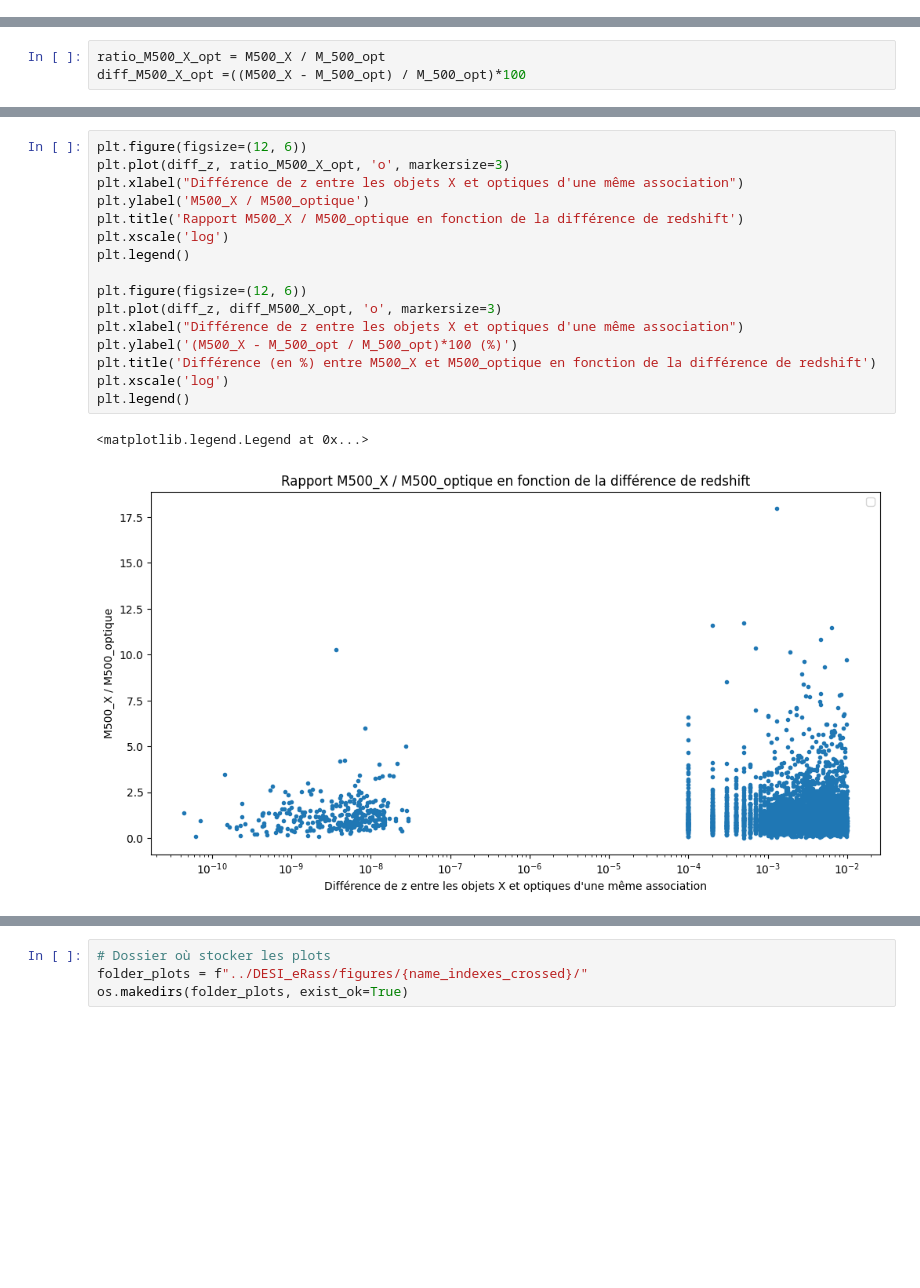
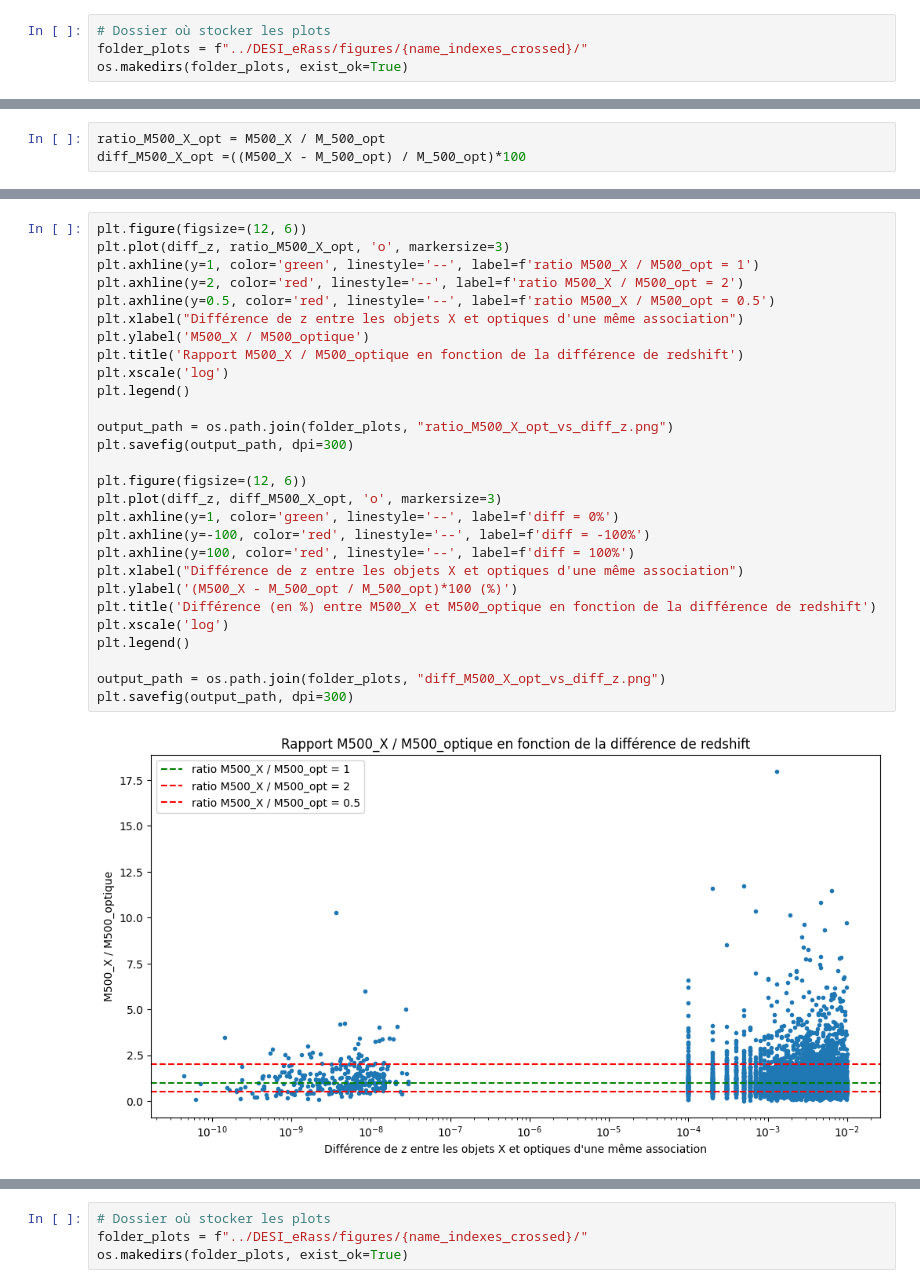
Before and after one commit to EmileD123/M2_Internship_clusters_cross_X_optical, a Jupyter notebook: Test cross-matching/cross_matching_X_optique.ipynb, the cells around one changed output, grey strips where cells are left out. Saved outputs shown, nothing was run; the diff lists cells and outputs as text; blank space fills up the shorter version.

```diff
--- a/Test cross-matching/cross_matching_X_optique.ipynb
+++ b/Test cross-matching/cross_matching_X_optique.ipynb
@@ -1030,3 +1008,7 @@ Name: 10565, dtype: object
+# %%
+# Dossier où stocker les plots
+folder_plots = f"../DESI_eRass/figures/{name_indexes_crossed}/"
+os.makedirs(folder_plots, exist_ok=True)
 # %%
 # Quantités intéressantes
 
@@ -1119,19 +1109,30 @@ plt.legend()
 # %%
 plt.figure(figsize=(12, 6))
 plt.plot(diff_z, ratio_M500_X_opt, 'o', markersize=3)
+plt.axhline(y=1, color='green', linestyle='--', label=f'ratio M500_X / M500_opt = 1')
+plt.axhline(y=2, color='red', linestyle='--', label=f'ratio M500_X / M500_opt = 2')
+plt.axhline(y=0.5, color='red', linestyle='--', label=f'ratio M500_X / M500_opt = 0.5')
 plt.xlabel("Différence de z entre les objets X et optiques d'une même association")
 plt.ylabel('M500_X / M500_optique')
 plt.title('Rapport M500_X / M500_optique en fonction de la différence de redshift')
 plt.xscale('log')
 plt.legend()
 
+output_path = os.path.join(folder_plots, "ratio_M500_X_opt_vs_diff_z.png")
+plt.savefig(output_path, dpi=300)
+
 plt.figure(figsize=(12, 6))
 plt.plot(diff_z, diff_M500_X_opt, 'o', markersize=3)
+plt.axhline(y=1, color='green', linestyle='--', label=f'diff = 0%')
+plt.axhline(y=-100, color='red', linestyle='--', label=f'diff = -100%')
+plt.axhline(y=100, color='red', linestyle='--', label=f'diff = 100%')
 plt.xlabel("Différence de z entre les objets X et optiques d'une même association")
 plt.ylabel('(M500_X - M_500_opt / M_500_opt)*100 (%)')
 plt.title('Différence (en %) entre M500_X et M500_optique en fonction de la différence de redshift')
 plt.xscale('log')
 plt.legend()
+
+output_path = os.path.join(folder_plots, "diff_M500_X_opt_vs_diff_z.png")
+plt.savefig(output_path, dpi=300)
 # %% [output]
-<matplotlib.legend.Legend at 0x...>
-[figure, old version]
+[figure, new version]
```
Also changed, not shown: parts of 8 cells of this notebook, 11 other files.
